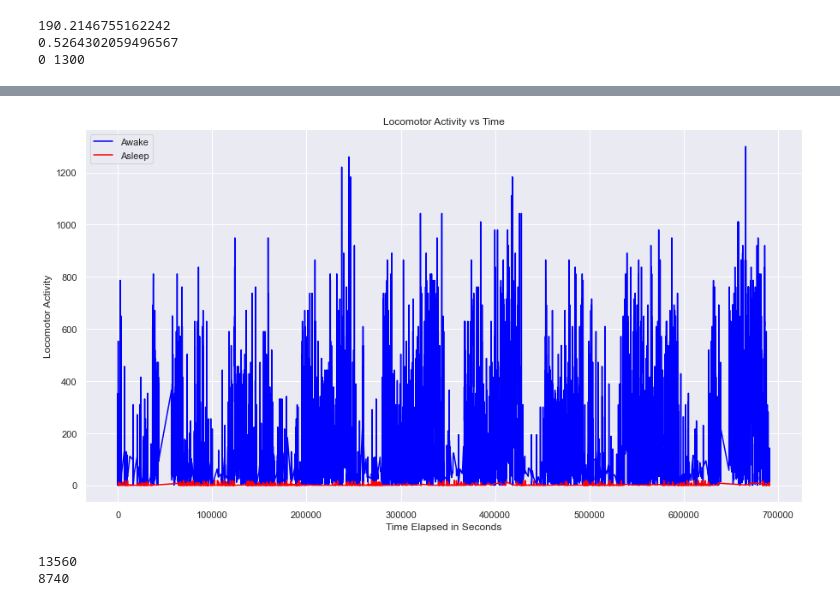
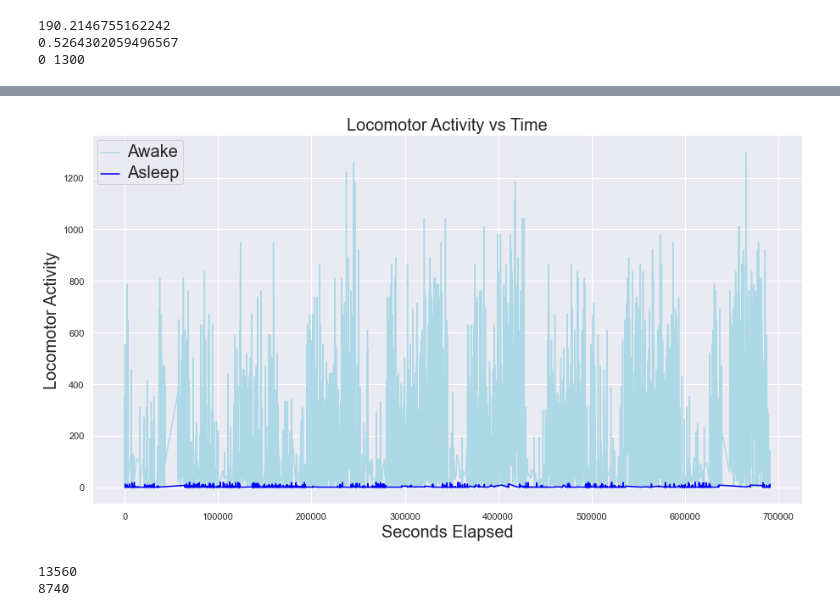
Before and after one commit to GogoHYX/DSC180_sleep_apnea, a Jupyter notebook: notebooks/activity_EDA.ipynb, the cells around one changed output, grey strips where cells are left out. Drawn from its saved outputs; the diff is of its cells as text; code cells hidden in the pictures.

```diff
--- a/notebooks/activity_EDA.ipynb
+++ b/notebooks/activity_EDA.ipynb
@@ -27,3 +27,6 @@ def seconds(time):
     return int(time[0]) * 3600 + int(time[1]) * 60 + int(time[2])
 # %%
 df['seconds'] = (df.day - 1) * 86400 + df.time.apply(seconds)
+df = df.dropna(subset=['wake', 'seconds', 'activity'])
+df = df.reset_index()
+df = df.sort_values(['seconds'])
@@ -32,15 +49,18 @@ df = df.dropna(subset=['wake', 'seconds', 'activity'])
+# %%
+df['new day'] = df['time'] == ''
 # %%
 sns.set(rc={"figure.figsize":(15, 8)})
-fig1 = sns.lineplot(x='seconds', y='activity', data=df[df.wake == 1.0], color='blue')
-fig2 = sns.lineplot(x='seconds', y='activity', data=df[df.wake == 0], color='red')
-fig1.set(xlabel='Time Elapsed in Seconds',
-         ylabel='Locomotor Activity',
-         title='Locomotor Activity vs Time')
+fig1 = sns.lineplot(x='seconds', y='activity', data=df[df.wake == 1.0], color='lightblue')
+fig2 = sns.lineplot(x='seconds', y='activity', data=df[df.wake == 0], color='blue')
 plt.legend(labels = ['Awake', 'Asleep'])
+plt.setp(fig1.get_legend().get_texts(), fontsize='20')
+plt.xlabel('Seconds Elapsed', fontsize=20)
+plt.ylabel('Locomotor Activity', fontsize=20)
+plt.title('Locomotor Activity vs Time', fontsize=20)
 
 plt.show()
 # %% [output]
-[figure, old version]
+[figure, new version]
 # %%
 print(len(df[df.wake == 1.0]))
 print(len(df[df.wake == 0]))
```
Also changed, not shown: parts of 12 cells of this notebook.
